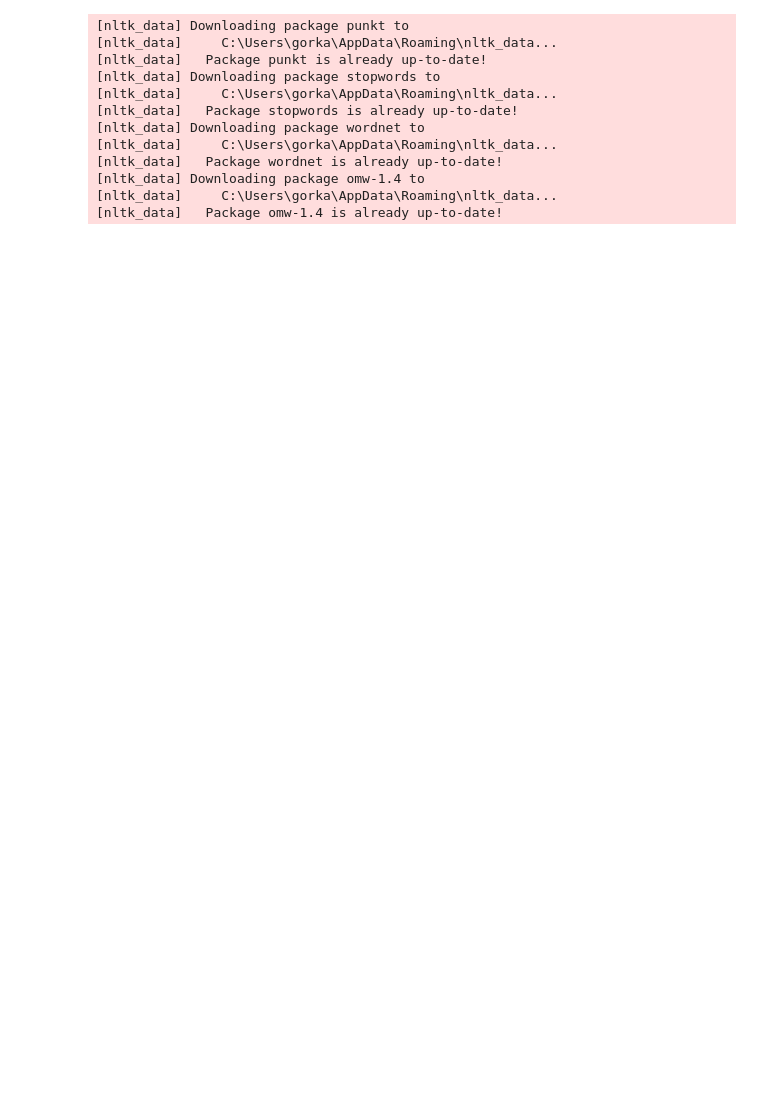
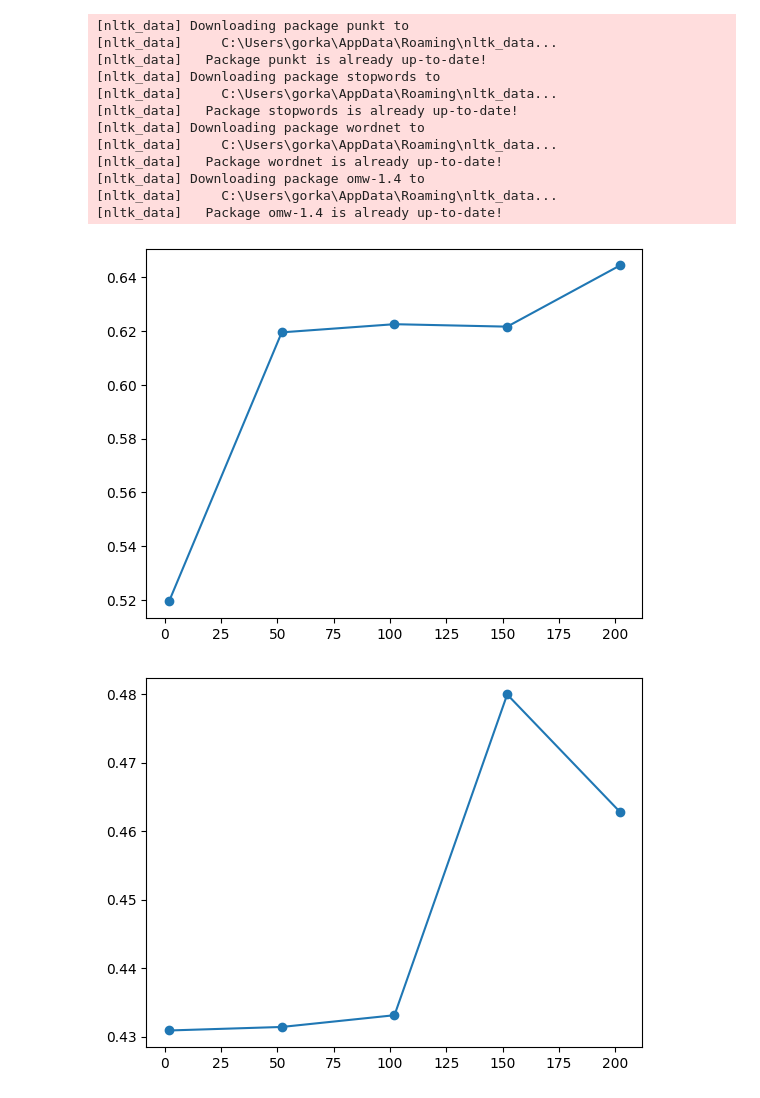
Before and after one commit to korah91/MineriaClustering, a Jupyter notebook: supremeCourt.ipynb, the cells around one changed output. Cells and saved outputs as stored; diff of their text form; code cells hidden in the pictures; blank space fills up the shorter version.

```diff
--- a/supremeCourt.ipynb
+++ b/supremeCourt.ipynb
@@ -621,0 +654,8 @@ range_topics = [i for i in range(200,401,50)]
+# %%
+#Graficos del número de Topicos, PCA, y número de Clusters, en relación con la precisión en FirstPartyWinner
+get_plot_scores("scores1.csv","nTopics","Acc_FirstPartyWinner", np.max)
+get_plot_scores("scores1.csv", "PCA", "Acc_FirstPartyWinner", np.mean)
+get_plot_scores("scores1.csv","nClusters","Acc_FirstPartyWinner", np.mean)
+# %% [output]
+[figure, added]
+[figure, added]
```
Also changed, not shown: parts of 26 cells of this notebook, 4 other files.
